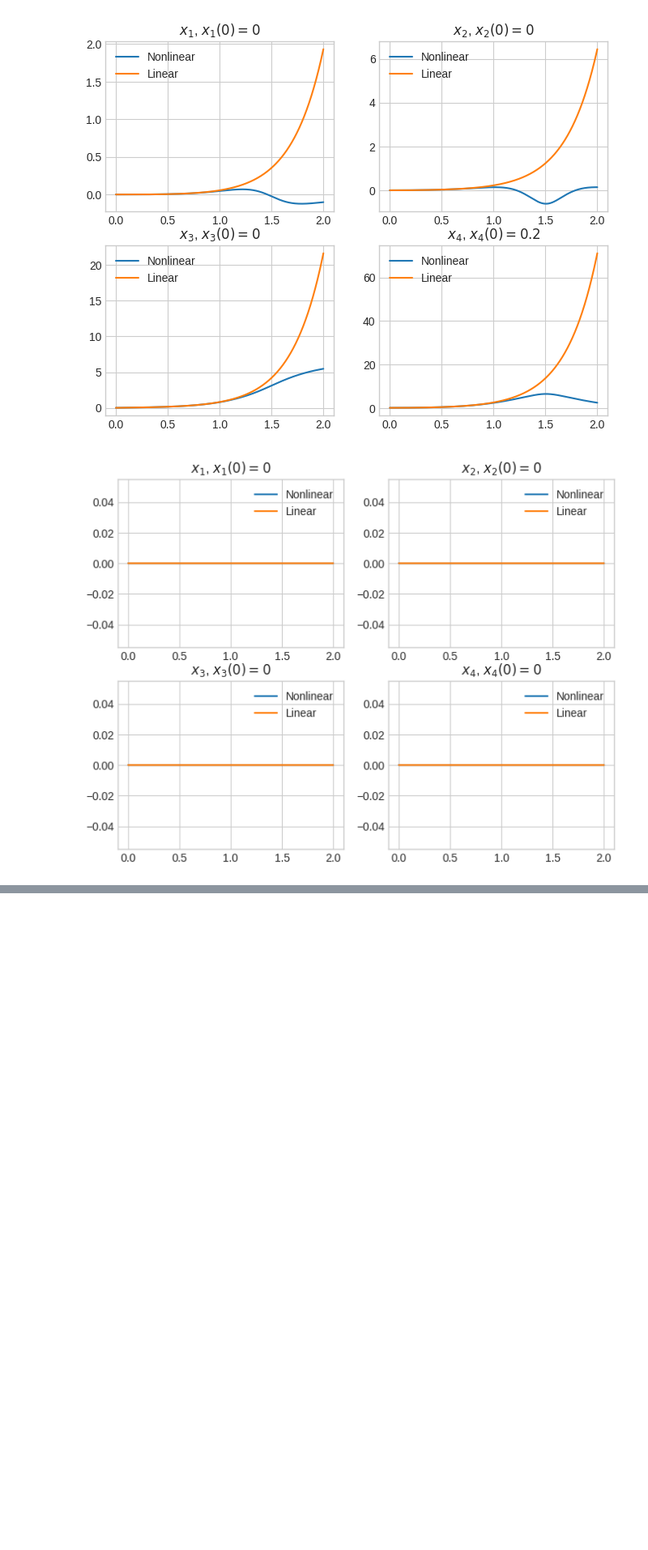
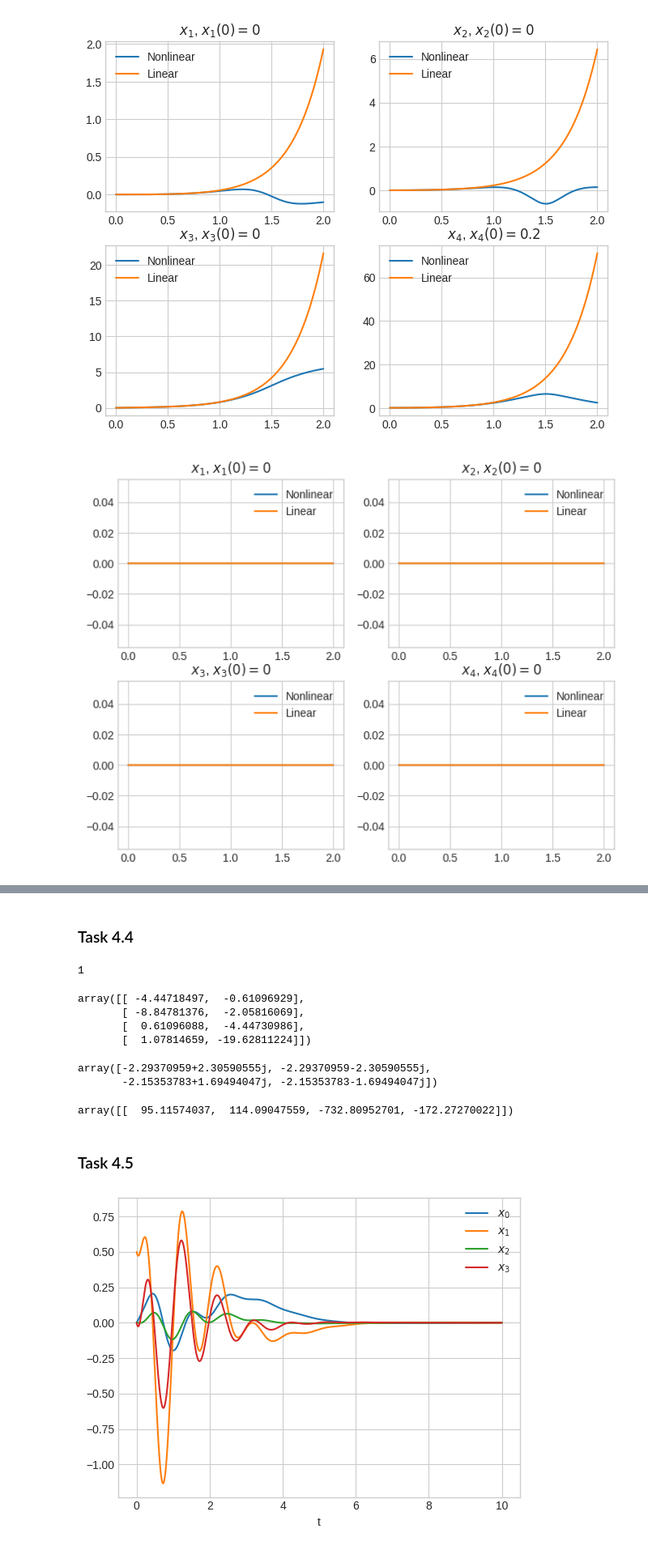
Before and after one commit to diuzhevVlad/control-theory-itmo-2023-2024, a Jupyter notebook: Course project/Course.ipynb, the cells around one changed output, grey strips where cells are left out. Shown at 81% size. Cells and saved outputs as stored; diff of their text form; code cells hidden in the pictures; blank space fills up the shorter version.

```diff
--- a/Course project/Course.ipynb
+++ b/Course project/Course.ipynb
@@ -262,0 +519,19 @@ for i in range(4):
+# %% [markdown]
+### Task 4.4
+# %%
+alpha
+# %% [output]
+1
+# %%
+L = task4_get_L_LMI(A, C, alpha)
+L
+# %% [output]
+array([[ -4.44718497,  -0.61096929],
+       [ -8.84781376,  -2.05816069],
+       [  0.61096088,  -4.44730986],
+       [  1.07814659, -19.62811224]])
+# %%
+np.linalg.eigvals(A + L@C)
+# %% [output]
+array([-2.29370959+2.30590555j, -2.29370959-2.30590555j,
+       -2.15353783+1.69494047j, -2.15353783-1.69494047j])
@@ -262,0 +553,5 @@ for i in range(4):
+# %%
+K = task4_get_K_LMI(A, B, 1)
+K
+# %% [output]
+array([[  95.11574037,  114.09047559, -732.80952701, -172.27270022]])
@@ -262,0 +580,46 @@ for i in range(4):
+# %% [markdown]
+### Task 4.5
+# %%
+def up_func_K_L(t, x, u, params):
+    '''
+    x[:4] --  x
+    x[4:] --  \hat{x}
+    u -- trash
+    '''
+    L = params.get('L', np.zeros((1, 4)))
+    K = params.get('K', np.zeros((1, 4)))
+    C = params.get('C', np.zeros((1, 4)))
+
+    u[0] = (K @ x[4:]).reshape(-1)[0]
+
+    dxh =  np.array([
+        x[4 + 1],
+        1 / (M + m*np.sin(x[4 + 2])**2) * (-m*l*np.sin(x[4 + 2])*x[4 + 3]**2 + m*g*np.cos(x[4 + 2])*np.sin(x[4 + 2]) + u[0] + u[1]*np.cos(x[4 + 2])/l),
+        x[4 + 3],
+        1 / (M + m*np.sin(x[4 + 2])**2) * (-m*np.cos(x[4 + 2])*np.sin(x[4 + 2])*x[4 + 3]**2 + (M+m)*g*np.sin(x[4 + 2])/l + (M+m)*g*u[1]/(m*l**2) + u[0]*np.cos(x[4 + 2])/l)
+    ]) + L @ (C@x[4:] - C@x[:4])
+
+    dx = np.array([
+        x[1],
+        1 / (M + m*np.sin(x[2])**2) * (-m*l*np.sin(x[2])*x[3]**2 + m*g*np.cos(x[2])*np.sin(x[2]) + u[0] + u[1]*np.cos(x[2])/l),
+        x[3],
+        1 / (M + m*np.sin(x[2])**2) * (-m*np.cos(x[2])*np.sin(x[2])*x[3]**2 + (M+m)*g*np.sin(x[2])/l + (M+m)*g*u[1]/(m*l**2) + u[0]*np.cos(x[2])/l)
+    ])
+
+    return np.hstack((dx, dxh))
+# %%
+L = task4_get_L_LMI(A, C, 1).astype(np.float64)
+Y = np.ones((B.shape[1], A.shape[0]))
+K = task4_get_K_LMI(A, B, 1)
+x0 = np.array([0, 0.5, 0, 0])
+ss_non_lin = ctrl.NonlinearIOSystem(up_func_K_L, params={"K": K, "L": L, 'C': C})
+ss_non_lin.set_inputs(2)
+resp_non_lin_by_output = ctrl.input_output_response(ss_non_lin, T=ts, X0=np.hstack((x0, x0 + 0.1)), U=C @ resp_non_lin.states)
+# %%
+for i in range(4):
+    plt.plot(ts, resp_non_lin_by_output.states[i], label=f'$x_{i}$')
+    plt.xlabel('t')
+    plt.legend()
+    plt.savefig(f'{SAVE_PATH}/task5_5.jpg')
+# %% [output]
+[figure, added]
```
Also changed, not shown: parts of 26 cells of this notebook, 25 other files.
